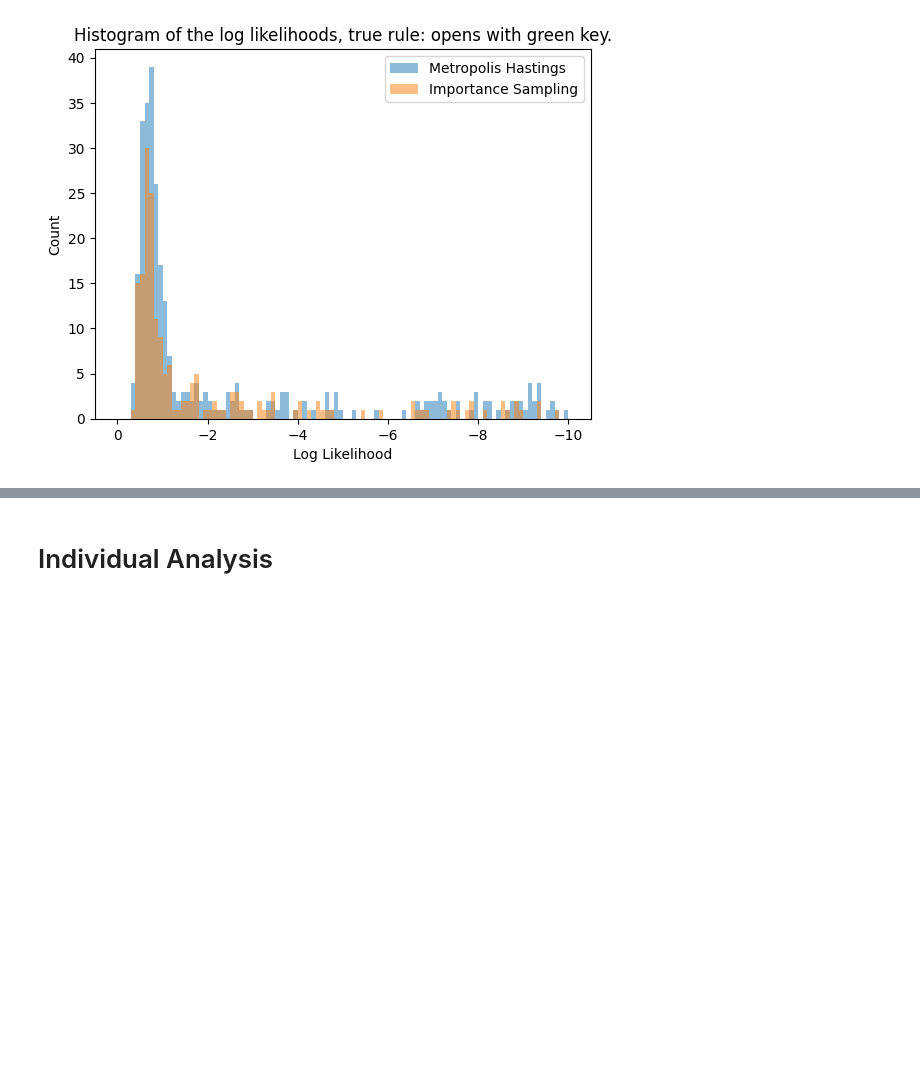
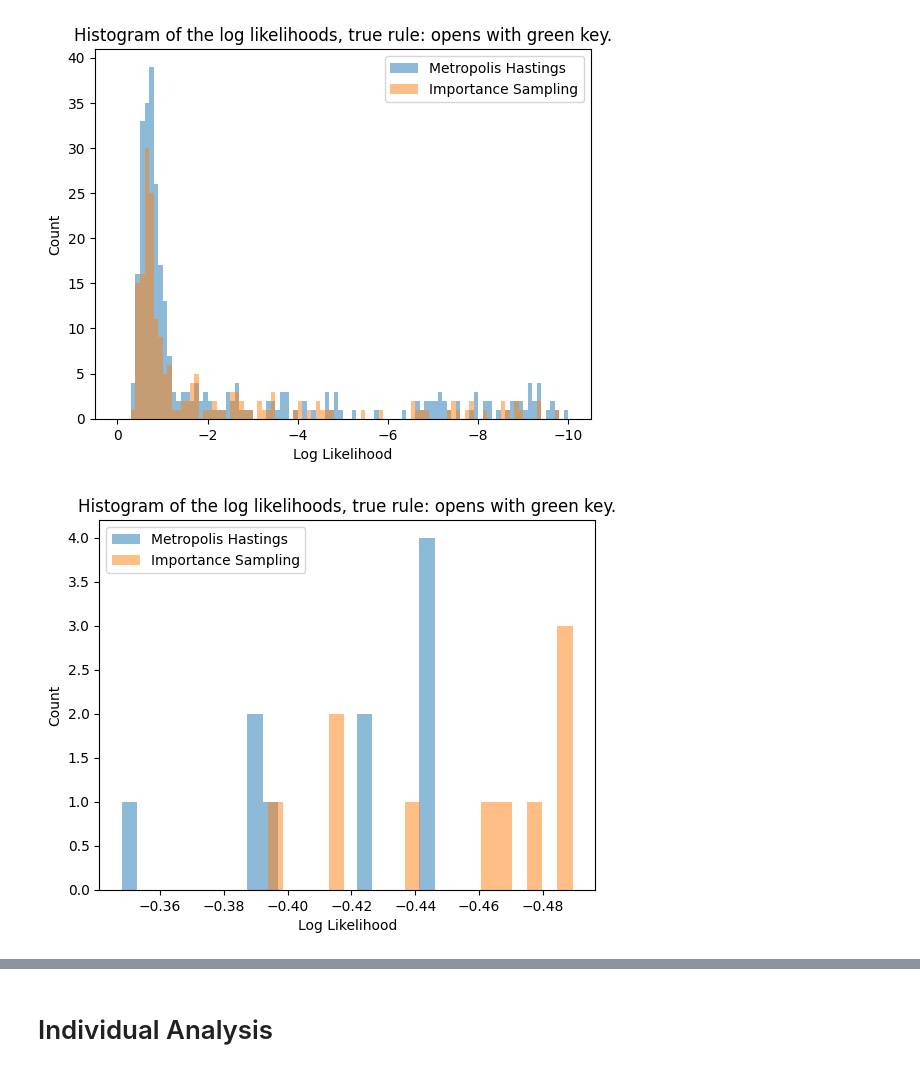
Before and after one commit to flowersteam/WorldLLM, a Jupyter notebook: comparison_MH_is.ipynb, the cells around one changed output, grey strips where cells are left out. Cells and saved outputs as stored; diff of their text form; code cells hidden in the pictures; blank space fills up the shorter version.

Commit message:
add zoom on first 10 rules

```diff
--- a/comparison_MH_is.ipynb
+++ b/comparison_MH_is.ipynb
@@ -8,10 +8,10 @@ from sentence_transformers import SentenceTransformer
 from sklearn.manifold import TSNE
 # %%
 #Load the data
-path = "./outputs/metropolis_phi_phi/2024-08-19/18-05-40/all.json"
+path = "./outputs/metropolis_phi_phi_env_random/2024-08-19/18-05-40/all.json"
 with open(path, "r") as file:
     data_mh = json.load(file)
-path = "./outputs/is_phi_phi/2024-08-19/17-54-42/all.json"
+path = "./outputs/is_phi_phi_env_random/2024-08-19/17-54-42/all.json"
 with open(path, "r") as file:
     data_is = json.load(file)
 # %%
@@ -126,3 +126,17 @@ plt.title(f"Histogram of the log likelihoods, true rule: {true_rule}")
 plt.show()
 # %% [output]
 [figure]
+# %%
+# Histogram of the likelihoods
+plt.figure()
+plt.hist(all_likelihoods_mh[np.argsort(-all_likelihoods_mh)[:10]], bins=20, alpha=0.5, label="Metropolis Hastings")
+plt.hist(all_likelihoods_is[np.argsort(-all_likelihoods_is)[:10]], bins=20, alpha=0.5, label="Importance Sampling")
+plt.xlabel("Log Likelihood")
+plt.ylabel("Count")
+# Set the x-axis in descending order
+plt.gca().invert_xaxis()
+plt.legend()
+plt.title(f"Histogram of the log likelihoods, true rule: {true_rule}")
+plt.show()
+# %% [output]
+[figure, added]
```
Also changed, not shown: parts of 2 cells of this notebook.
